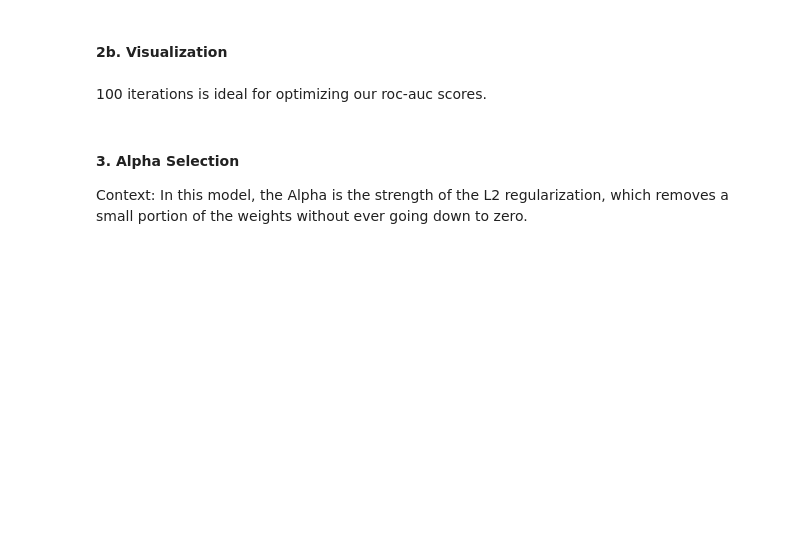
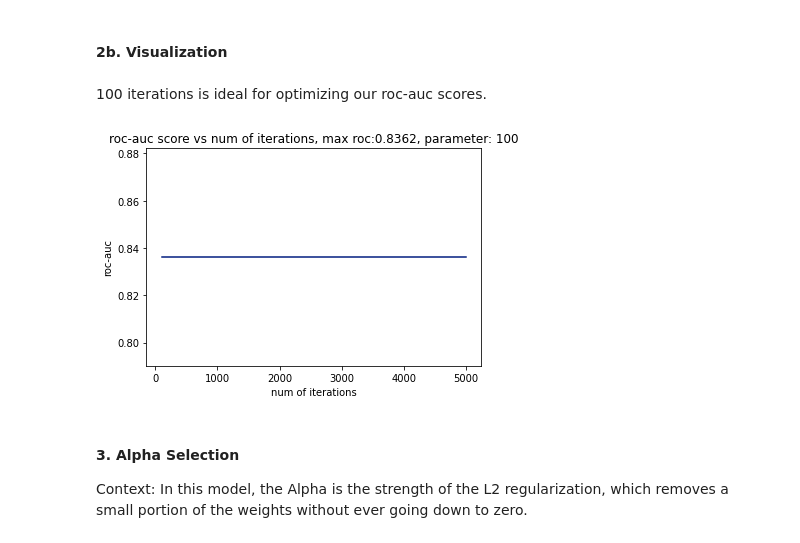
Before and after one commit to kayfilipp/HigherME, a Jupyter notebook: census_data/Modeling.ipynb, the cells around one changed output. Drawn from its saved outputs; the diff is of its cells as text; code cells hidden in the pictures; blank space fills up the shorter version.

```diff
--- a/census_data/Modeling.ipynb
+++ b/census_data/Modeling.ipynb
@@ -620,9 +650,9 @@ for it in its:
 100 iterations is ideal for optimizing our roc-auc scores.
 # %%
 # plot
-plt.plot(its,roc_scores)
-plt.title(f'roc-auc score vs max iterations, max:{max(roc_scores)}')
-plt.show()
+roc_vs(roc_scores,its,"num of iterations")
+# %% [output]
+[figure, added]
 # %% [markdown]
 #### 3. Alpha Selection
 Context: In this model, the Alpha is the strength of the L2 regularization, which removes a small portion of the weights without ever going down to zero.
```
Also changed, not shown: parts of 7 cells of this notebook, 1 other file.
